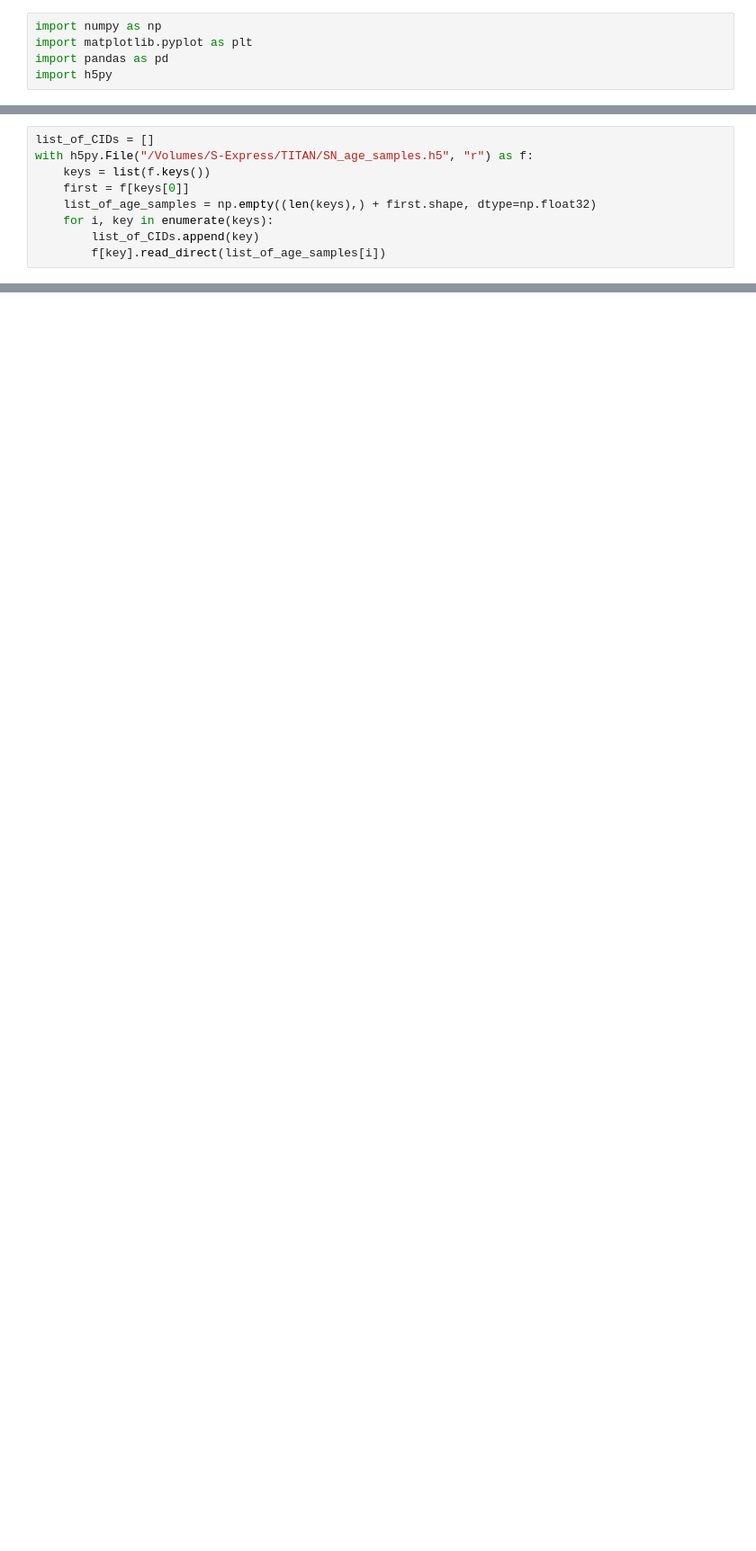
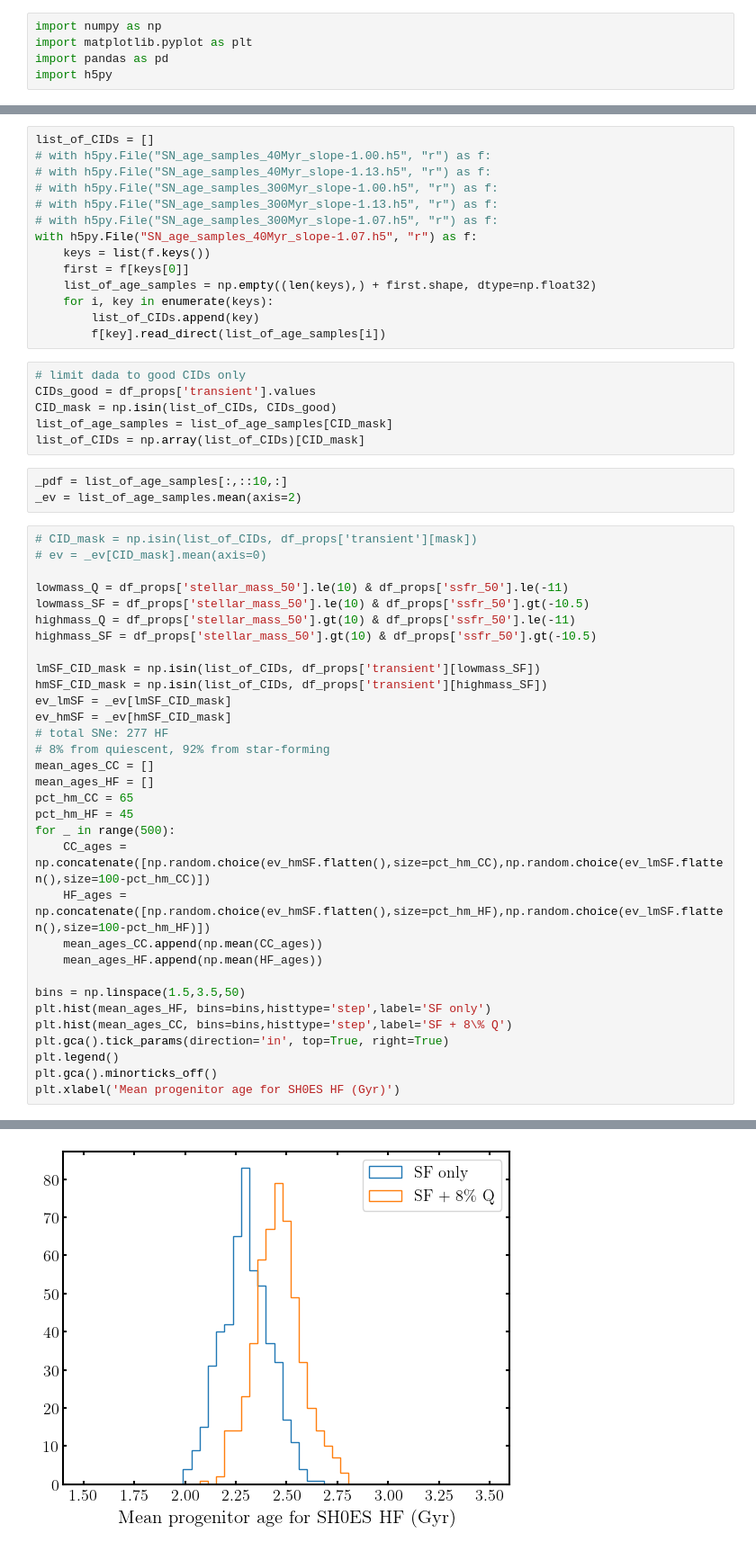
Before and after one commit to SterlingYM/age-of-titans, a Jupyter notebook: SFH_Iyer/analysis.ipynb, the cells around one changed output, grey strips where cells are left out. Shown at 90% size. Saved outputs shown, nothing was run; the diff lists cells and outputs as text; blank space fills up the shorter version.

```diff
--- a/SFH_Iyer/analysis.ipynb
+++ b/SFH_Iyer/analysis.ipynb
@@ -8,9 +143,56 @@ df_props = pd.read_csv("host_props.csv")
 # %%
 list_of_CIDs = []
-with h5py.File("/Volumes/S-Express/TITAN/SN_age_samples.h5", "r") as f:
+# with h5py.File("SN_age_samples_40Myr_slope-1.00.h5", "r") as f:
+# with h5py.File("SN_age_samples_40Myr_slope-1.13.h5", "r") as f:
+# with h5py.File("SN_age_samples_300Myr_slope-1.00.h5", "r") as f:
+# with h5py.File("SN_age_samples_300Myr_slope-1.13.h5", "r") as f:
+# with h5py.File("SN_age_samples_300Myr_slope-1.07.h5", "r") as f:
+with h5py.File("SN_age_samples_40Myr_slope-1.07.h5", "r") as f:
     keys = list(f.keys())
     first = f[keys[0]]
     list_of_age_samples = np.empty((len(keys),) + first.shape, dtype=np.float32)
     for i, key in enumerate(keys):
         list_of_CIDs.append(key)
         f[key].read_direct(list_of_age_samples[i])
+# %%
+# limit dada to good CIDs only
+CIDs_good = df_props['transient'].values
+CID_mask = np.isin(list_of_CIDs, CIDs_good)
+list_of_age_samples = list_of_age_samples[CID_mask]
+list_of_CIDs = np.array(list_of_CIDs)[CID_mask]
+# %%
+_pdf = list_of_age_samples[:,::10,:]
+_ev = list_of_age_samples.mean(axis=2)
+# %%
+# CID_mask = np.isin(list_of_CIDs, df_props['transient'][mask])
+# ev = _ev[CID_mask].mean(axis=0)
+
+lowmass_Q = df_props['stellar_mass_50'].le(10) & df_props['ssfr_50'].le(-11)
+lowmass_SF = df_props['stellar_mass_50'].le(10) & df_props['ssfr_50'].gt(-10.5)
+highmass_Q = df_props['stellar_mass_50'].gt(10) & df_props['ssfr_50'].le(-11)
+highmass_SF = df_props['stellar_mass_50'].gt(10) & df_props['ssfr_50'].gt(-10.5)
+
+lmSF_CID_mask = np.isin(list_of_CIDs, df_props['transient'][lowmass_SF])
+hmSF_CID_mask = np.isin(list_of_CIDs, df_props['transient'][highmass_SF])
+ev_lmSF = _ev[lmSF_CID_mask]
+ev_hmSF = _ev[hmSF_CID_mask]
+# total SNe: 277 HF
+# 8% from quiescent, 92% from star-forming
+mean_ages_CC = []
+mean_ages_HF = []
+pct_hm_CC = 65
+pct_hm_HF = 45
+for _ in range(500):
+    CC_ages = np.concatenate([np.random.choice(ev_hmSF.flatten(),size=pct_hm_CC),np.random.choice(ev_lmSF.flatten(),size=100-pct_hm_CC)])
+    HF_ages = np.concatenate([np.random.choice(ev_hmSF.flatten(),size=pct_hm_HF),np.random.choice(ev_lmSF.flatten(),size=100-pct_hm_HF)])
+    mean_ages_CC.append(np.mean(CC_ages))
+    mean_ages_HF.append(np.mean(HF_ages))
+
+bins = np.linspace(1.5,3.5,50)
+plt.hist(mean_ages_HF, bins=bins,histtype='step',label='SF only')
+plt.hist(mean_ages_CC, bins=bins,histtype='step',label='SF + 8\% Q')
+plt.gca().tick_params(direction='in', top=True, right=True)
+plt.legend()
+plt.gca().minorticks_off()
+plt.xlabel('Mean progenitor age for SH0ES HF (Gyr)')
+# %% [output]
@@ -16,0 +200 @@ with h5py.File("/Volumes/S-Express/TITAN/SN_age_samples.h5", "r") as f:
+[figure, added]
```
Also changed, not shown: parts of 90 cells of this notebook, 7 other files.
